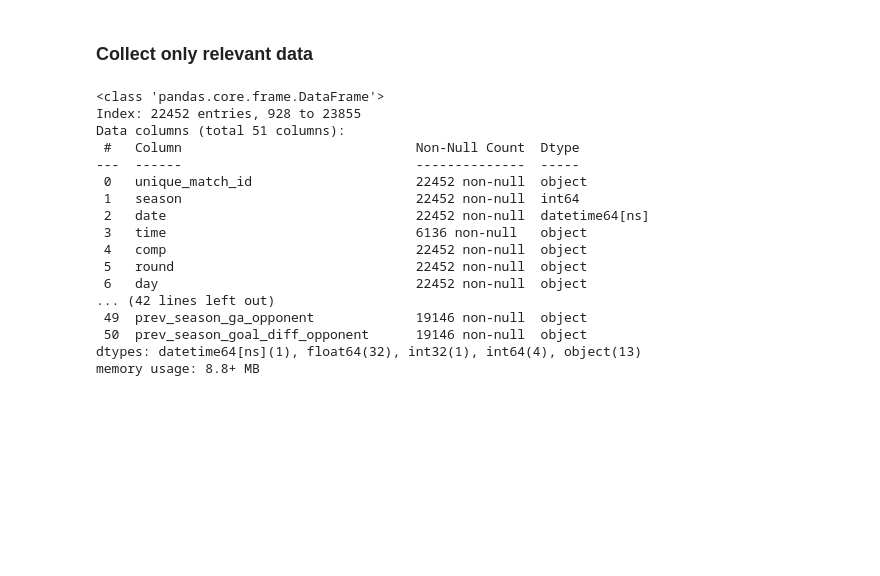
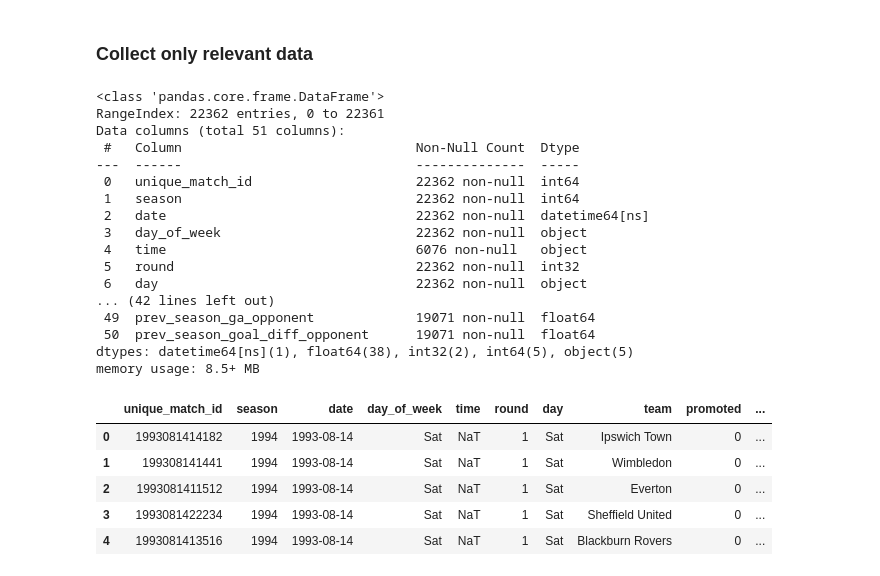
Before and after one commit to lucelsby/EPL-Prediction, a Jupyter notebook: notebooks/02_Data_Processing_Basic_Feature_Engineering.ipynb, the cells around one changed output. Cells and saved outputs as stored; diff of their text form; code cells hidden in the pictures; blank space fills up the shorter version.

```diff
--- a/notebooks/02_Data_Processing_Basic_Feature_Engineering.ipynb
+++ b/notebooks/02_Data_Processing_Basic_Feature_Engineering.ipynb
@@ -282,6 +265,8 @@ matches_sorted['last_h2h_venue'] = matches_sorted.groupby('venue_identifier')['p
 matches_sorted['last_h2h_venue_form'] = matches_sorted.groupby('venue_identifier')['points'].rolling(window=5, min_periods=1, closed = 'left').mean().reset_index(level=0, drop=True)
 
 matches = matches_sorted.sort_values(['date']).copy()
+columns_to_convert = ['last_h2h', 'last_h2h_form', 'last_h2h_venue', 'last_h2h_venue_form']
+matches[columns_to_convert] = matches[columns_to_convert].astype(float)
 # %% [markdown]
 ### PL stats from previous season
 # %%
@@ -301,6 +286,8 @@ matches = matches.merge(season_stats, on=['season', 'team'], how='left')
 
 # calculate previous season goal difference
 matches['prev_season_goal_diff'] = matches['prev_season_gf'] - matches['prev_season_ga']
+columns_to_convert = ['prev_season_points', 'prev_season_gf', 'prev_season_ga', 'prev_season_goal_diff']
+matches[columns_to_convert] = matches[columns_to_convert].astype(float)
 # %% [markdown]
 ### Form over last 5 games
 # %%
@@ -321,6 +308,9 @@ form_variables =  [f'{variable}_pl_form' for variable in variables]
 
 # Merge the form data into the original matches dataframe
 matches = matches.merge(premier_league_matches[['unique_match_id'] + form_variables], on='unique_match_id', how='left')
+columns_to_convert = form_variables
+#['points_pl_form', 'gf_pl_form', 'ga_pl_form', 'poss_pl_form', 'xg_pl_form', 'xga_pl_form']
+matches[columns_to_convert] = matches[columns_to_convert].astype(float)
 # %% [markdown]
 ### Dummy variable for promoted teams
 # %%
@@ -358,39 +348,51 @@ matches['home'] = np.where(matches['venue'] == 'Home', 1, 0)
 # %% [markdown]
 ### Collect only relevant data
 # %%
+# filter to just contain premier league data
+matches = matches[matches['comp'] == 'Premier League'].sort_values(['date'])
+
 # collect only relevant variables for ML, i.e., nothing based on the actual game data as we won't have that information when predicting games
-matches_final = matches[['unique_match_id','season','date','time','comp','round','day','team','promoted','opponent','promoted_opponent','home','points',
+matches_final = matches[['unique_match_id','season','date', 'day_of_week','time','round','day','team','promoted','opponent','promoted_opponent','home','points',
                         'days_since_last_game','games_played_last_21_days','pl_total_points','pl_total_gf','pl_total_ga','pl_total_goal_diff','pl_position','last_h2h','last_h2h_form','last_h2h_venue','last_h2h_venue_form',
                         'prev_season_points','prev_season_gf','prev_season_ga','prev_season_goal_diff','points_pl_form','gf_pl_form','ga_pl_form','poss_pl_form','xg_pl_form','xga_pl_form',
                         'days_since_last_game_opponent','games_played_last_21_days_opponent','pl_total_points_opponent','pl_total_gf_opponent','pl_total_ga_opponent','pl_total_goal_diff_opponent','pl_position_opponent',
                          'points_pl_form_opponent','gf_pl_form_opponent', 'ga_pl_form_opponent', 'poss_pl_form_opponent','xg_pl_form_opponent', 'xga_pl_form_opponent','prev_season_points_opponent', 'prev_season_gf_opponent',
                          'prev_season_ga_opponent', 'prev_season_goal_diff_opponent']]
 
-# filter to just contain premier league data
-matches_final = matches_final[matches_final['comp'] == 'Premier League']
+# remove the first premier league season from the data frame as we dont have enough data
+matches_final = matches_final[matches_final['season'] != 1993].reset_index(drop=True)
 
-# remove the first premier league season from the data frame as we dont have enough data
-matches_final = matches_final[matches_final['season'] != 1993]
+# convert round to int
+matches_final['round'] = matches_final['round'].astype(int)
 
 matches_final.info()
 # %% [output]
 <class 'pandas.core.frame.DataFrame'>
-Index: 22452 entries, 928 to 23855
+RangeIndex: 22362 entries, 0 to 22361
 Data columns (total 51 columns):
  #   Column                              Non-Null Count  Dtype
 ---  ------                              --------------  -----
- 0   unique_match_id                     22452 non-null  object
- 1   season                              22452 non-null  int64
- 2   date                                22452 non-null  datetime64[ns]
- 3   time                                6136 non-null   object
- 4   comp                                22452 non-null  object
- 5   round                               22452 non-null  object
- 6   day                                 22452 non-null  object
+ 0   unique_match_id                     22362 non-null  int64
+ 1   season                              22362 non-null  int64
+ 2   date                                22362 non-null  datetime64[ns]
+ 3   day_of_week                         22362 non-null  object
+ 4   time                                6076 non-null   object
+ 5   round                               22362 non-null  int32
+ 6   day                                 22362 non-null  object
 ... (42 lines left out)
- 49  prev_season_ga_opponent             19146 non-null  object
- 50  prev_season_goal_diff_opponent      19146 non-null  object
-dtypes: datetime64[ns](1), float64(32), int32(1), int64(4), object(13)
-memory usage: 8.8+ MB
+ 49  prev_season_ga_opponent             19071 non-null  float64
+ 50  prev_season_goal_diff_opponent      19071 non-null  float64
+dtypes: datetime64[ns](1), float64(38), int32(2), int64(5), object(5)
+memory usage: 8.5+ MB
 # %%
 # save clean data in processed data file
 matches_final.to_csv(f"{DATAPATH}/processed/matches_processed.csv", index=False)
+# %%
+matches_final.head(5)
+# %% [output]
+|  | unique_match_id | season | date | day_of_week | time | round | day | team | promoted | ... |
+| 0 | 1993081414182 | 1994 | 1993-08-14 | Sat | NaT | 1 | Sat | Ipswich Town | 0 | ... |
+| 1 | 199308141441 | 1994 | 1993-08-14 | Sat | NaT | 1 | Sat | Wimbledon | 0 | ... |
+| 2 | 1993081411512 | 1994 | 1993-08-14 | Sat | NaT | 1 | Sat | Everton | 0 | ... |
+| 3 | 1993081422234 | 1994 | 1993-08-14 | Sat | NaT | 1 | Sat | Sheffield United | 0 | ... |
+| 4 | 1993081413516 | 1994 | 1993-08-14 | Sat | NaT | 1 | Sat | Blackburn Rovers | 0 | ... |
```
Also changed, not shown: parts of 13 cells of this notebook, 11 other files.
